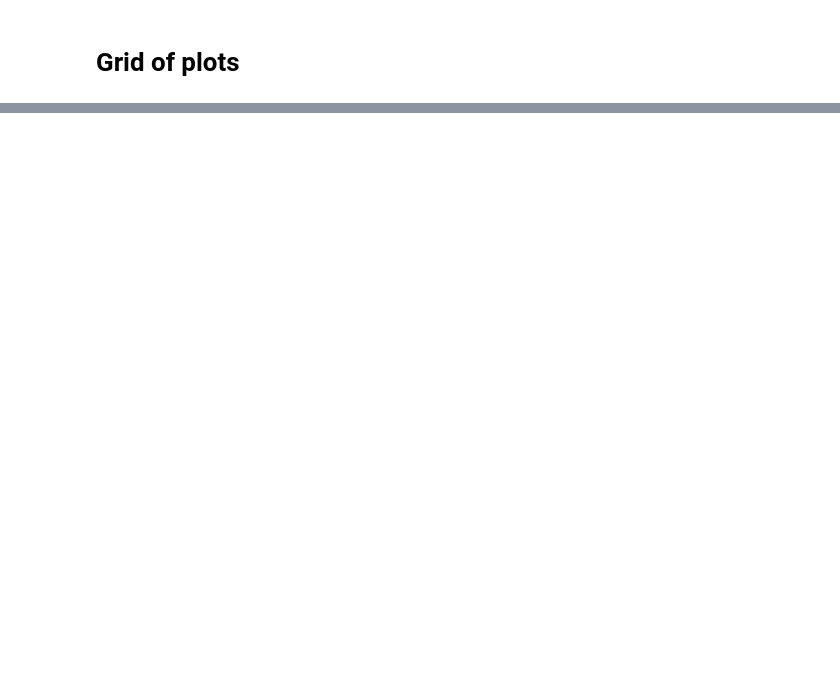
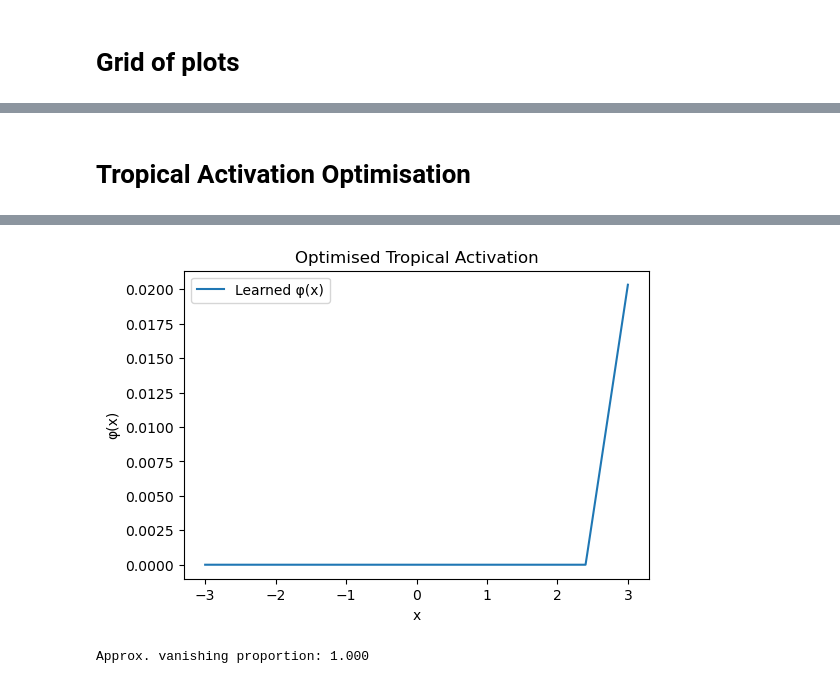
Before and after one commit to ManiShayestehfar/Masters, a Jupyter notebook: equivarient_NN/c_n_optimisation.ipynb, the cells around one changed output, grey strips where cells are left out. Drawn from its saved outputs; the diff is of its cells as text; code cells hidden in the pictures; blank space fills up the shorter version.

```diff
--- a/equivarient_NN/c_n_optimisation.ipynb
+++ b/equivarient_NN/c_n_optimisation.ipynb
@@ -272,0 +265,2 @@ plot_activation_grid(activations)
+# %% [markdown]
+# Tropical Activation Optimisation
@@ -272,0 +317,27 @@ plot_activation_grid(activations)
+# %%
+phi = TropicalActivation(K=5)
+opt = torch.optim.Adam(phi.parameters(), lr=1e-2)
+
+for step in range(2000):
+    loss = loss_fn(phi)
+    loss.backward()
+    opt.step()
+    opt.zero_grad()
+    if step % 100 == 0:
+        print(f"{step:04d}  loss={loss.item():.4f}")
+
+# plot learned activation
+xs = torch.linspace(-3, 3, 500)
+ys = phi(xs)
+plt.figure(figsize=(6,4))
+plt.plot(xs, ys.detach(), label="Learned φ(x)")
+plt.title("Optimised Tropical Activation")
+plt.xlabel("x"); plt.ylabel("φ(x)"); plt.legend()
+plt.show()
+
+# compute vanishing probability
+x = sample_sphere(20000, n=10)
+h = h_theta(phi, x)
+p_vanish = (h.abs() < 0.05).float().mean().item()
+print(f"Approx. vanishing proportion: {p_vanish:.3f}")
+# %% [output]
@@ -272,0 +364,2 @@ plot_activation_grid(activations)
+[figure, added]
+Approx. vanishing proportion: 1.000
```
Also changed, not shown: parts of 8 cells of this notebook, 6 other files.
